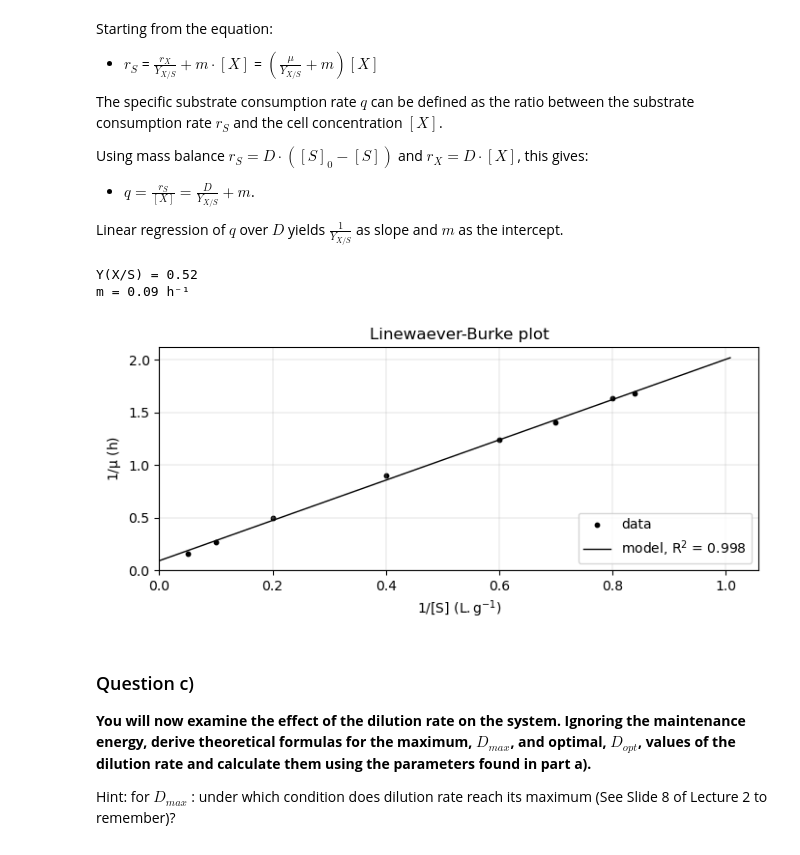
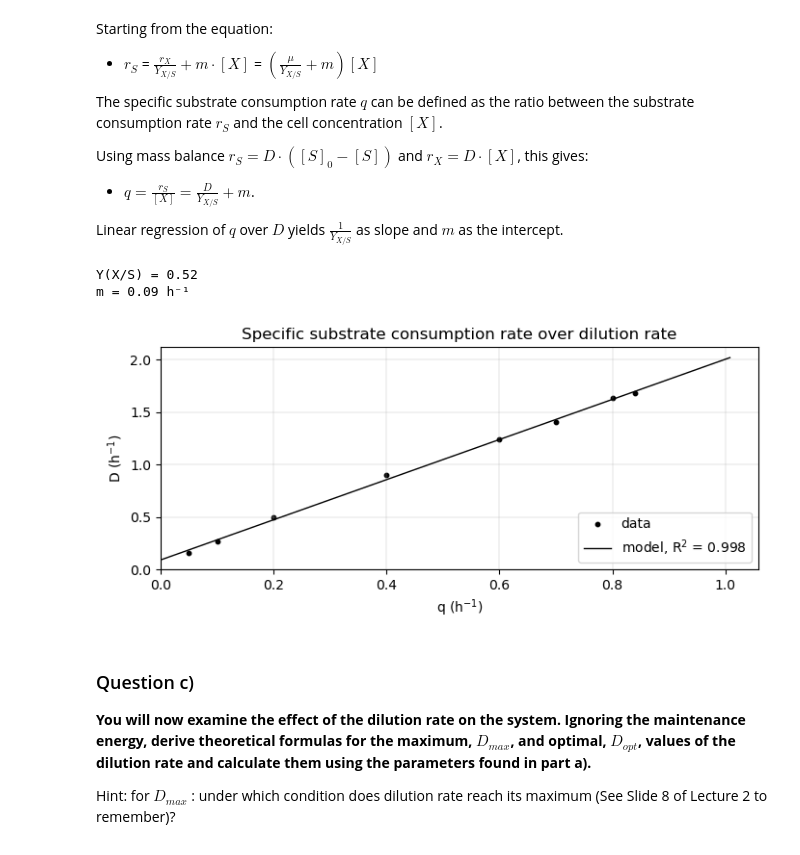
Before and after one commit to jonathanrsr/biochemical, a Jupyter notebook: Projects/2. Enzyme kinetics and microbial growth/Exercise 4.ipynb, the cells around one changed output. Drawn from its saved outputs; the diff is of its cells as text; code cells hidden in the pictures.

Commit message:
Almost finished the graphs

```diff
--- a/Projects/2. Enzyme kinetics and microbial growth/Exercise 4.ipynb
+++ b/Projects/2. Enzyme kinetics and microbial growth/Exercise 4.ipynb
@@ -102,42 +128,51 @@ Linear regression of $q$ over $D$ yields $\frac{1}{Y_{X/S}}$ as slope and $m$ as
 # %%
 rS = D*(S0 - S) # Substrate consumption rate, g/L/h
 rX = D*X # Growth rate, g/L/h
 
 q = rS/X # Specific substrate consumption rate, 1/h
 
 x = D.reshape((-1, 1))
 y = q
 model = LinearRegression().fit(x, y)
 slope = model.coef_[0] # ==> 1/Y(X/S)
 y_intercept = float(model.intercept_) # ==> m
 R2 = model.score(x, y) # R^2
 
 Y_XS = 1/slope # Yield on substrate, [-]
 m = y_intercept # Maintenance energy, 1/h
 
-print(f'Y(X/S) = {round(Y_XS, 2)}\nm = {round(m, 2)} h⁻¹\n')
+print(f"Y(X/S) = {round(Y_XS, 2)}\nm = {round(m, 2)} h⁻¹\n")
 
 # Create 2 points for plotting the model
 x_model = np.array([0, D[-1]*1.2])
 y_model = model.predict(x_model.reshape((-1, 1)))
 
-plt.scatter(x, y, color = 'black', s = 10.0, label = 'data')
-plt.plot(x_model, y_model, color = 'black',
-         label = r'model, $\mathregular{R^2}$ = ' +
-         f'{round(R2, 3):.3f}')
-plt.xlabel(r'1/[S] ($\mathregular{L.g^{-1}}$)')
-plt.ylabel(r'1/$\mathregular{\mu}$ (h)')
+# Lines
+plt.scatter(x, y, color = "black", s = 10.0, label = "data")
+plt.plot(x_model, y_model, color = "black",
+         label = r"model, $\mathregular{R^2}$ = " +
+         f"{round(R2, 3):.3f}")
+plt.grid(linewidth = 0.25)
+
+# Delimitation
 plt.xlim(0, np.max(x_model*1.05))
 plt.ylim(0, np.max(y_model)*1.05)
-plt.legend(loc = 'lower right')
-plt.grid(linewidth = 0.25)
-plt.title('Linewaever-Burke plot')
+
+# Annotations
+plt.xlabel(r"q ($\mathregular{h^{-1}}$)")
+plt.ylabel(r"D ($\mathregular{h^{-1}}$)")
+plt.legend(loc = "lower right")
+plt.title("Specific substrate consumption rate over dilution rate")
+
 plt.show()
-#plt.savefig('Projects\\2. Enzyme kinetics and microbial growth\\Images\\4.a.eps', format = 'eps')
+
+# Saving plot in eps format
+# plt.savefig("Projects\\2. Enzyme kinetics and microbial growth\\Images
+# \\4.a.eps", format = "eps")
 # %% [output]
 Y(X/S) = 0.52
 m = 0.09 h⁻¹
-[figure, old version]
+[figure, new version]
 # %% [markdown]
 ### Question c)
 **You will now examine the effect of the dilution rate on the system. Ignoring the maintenance energy, derive theoretical formulas for the maximum, $D_{max}$, and optimal, $D_{opt}$, values of the dilution rate and calculate them using the parameters found in part a).**
```
Also changed, not shown: parts of 12 cells of this notebook.
